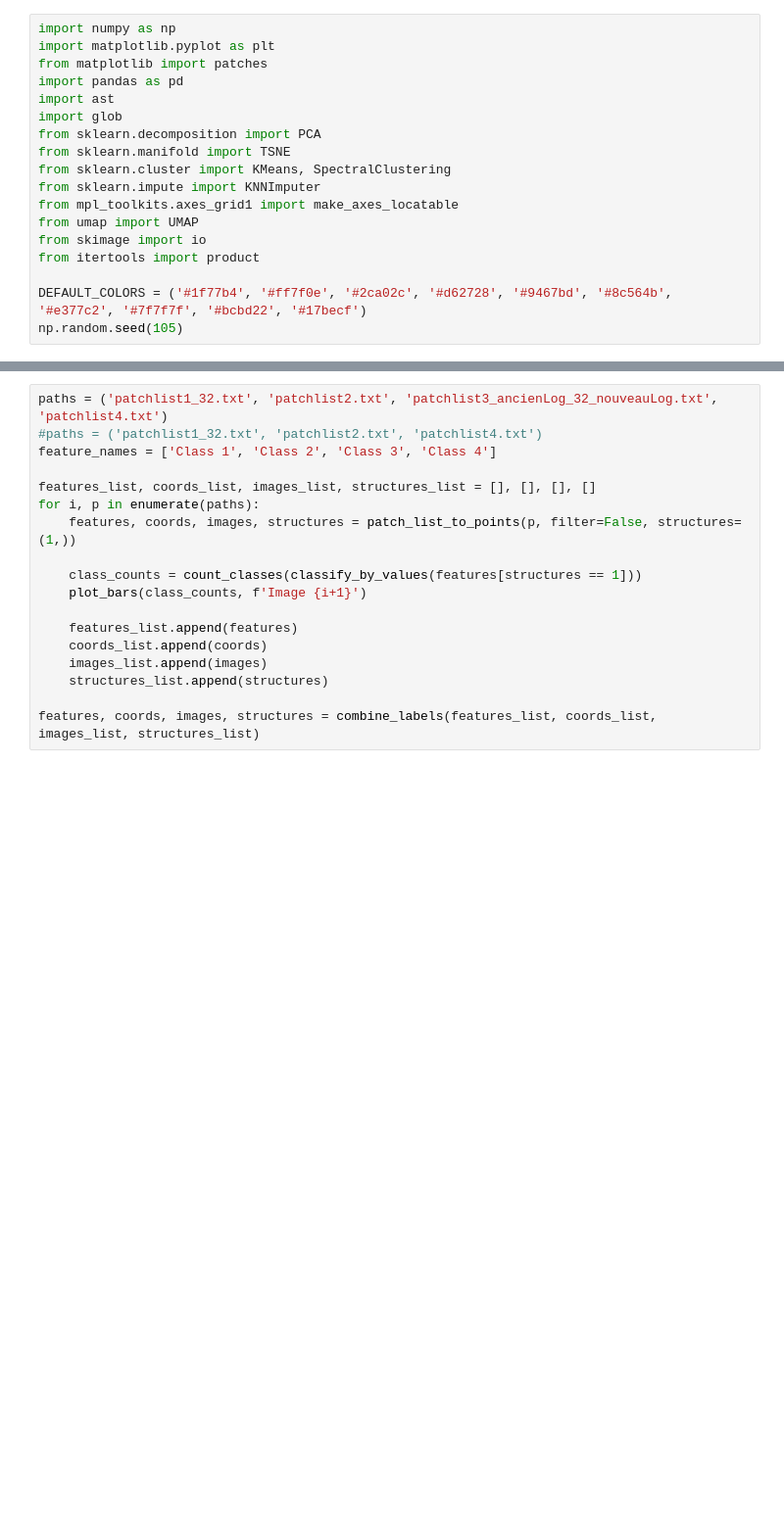
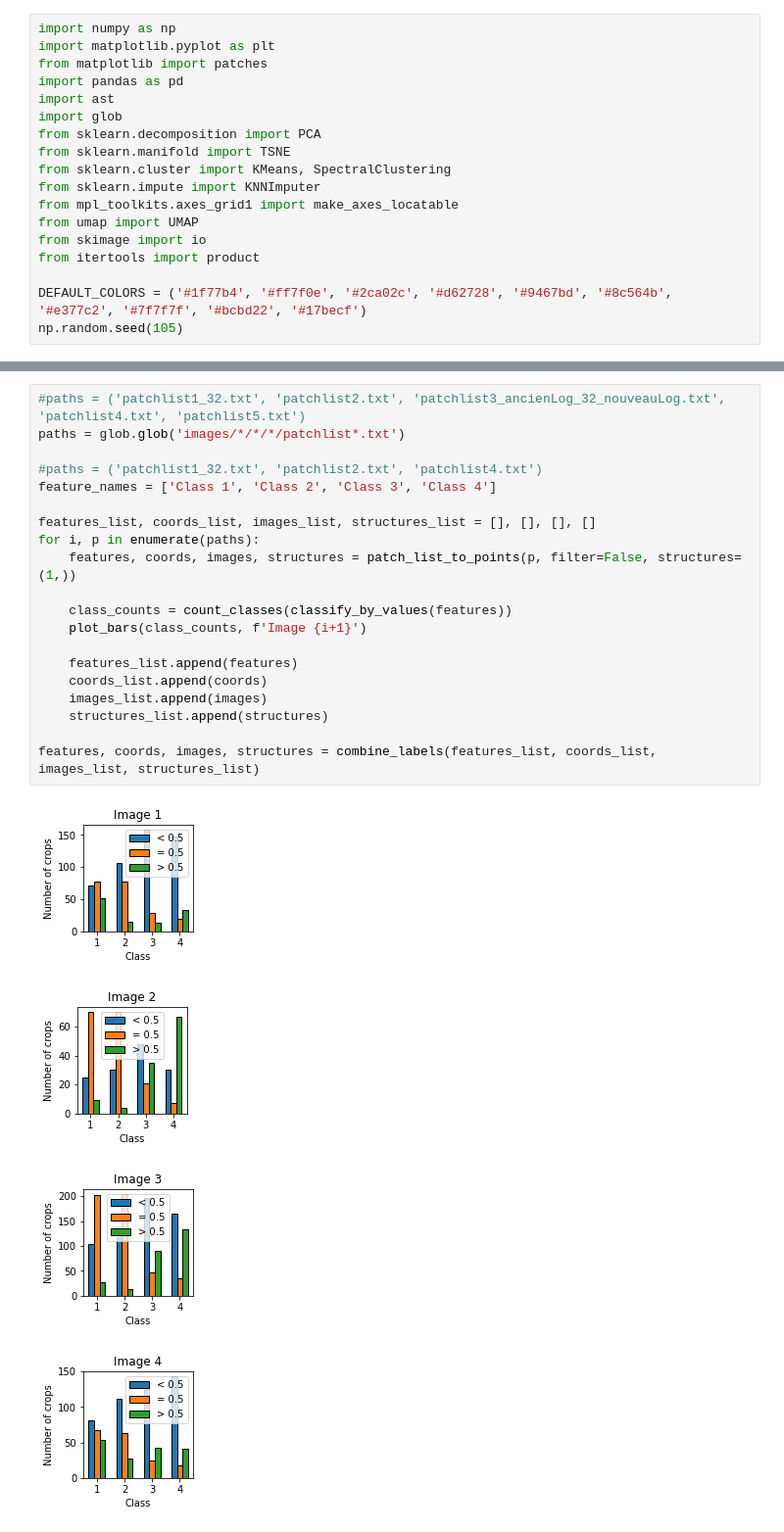
Before and after one commit to FLClab/junction_analysis, a Jupyter notebook: analysis.ipynb, the cells around one changed output, grey strips where cells are left out. Shown at 98% size. Saved outputs shown, nothing was run; the diff lists cells and outputs as text; blank space fills up the shorter version.

```diff
--- a/analysis.ipynb
+++ b/analysis.ipynb
@@ -370,20 +376,27 @@ def quantify_cluster_proportions(classes, images):
         plt.show()
         plt.close()
 # %%
-paths = ('patchlist1_32.txt', 'patchlist2.txt', 'patchlist3_ancienLog_32_nouveauLog.txt', 'patchlist4.txt')
+#paths = ('patchlist1_32.txt', 'patchlist2.txt', 'patchlist3_ancienLog_32_nouveauLog.txt', 'patchlist4.txt', 'patchlist5.txt')
+paths = glob.glob('images/*/*/*/patchlist*.txt')
+
 #paths = ('patchlist1_32.txt', 'patchlist2.txt', 'patchlist4.txt')
 feature_names = ['Class 1', 'Class 2', 'Class 3', 'Class 4']
 
 features_list, coords_list, images_list, structures_list = [], [], [], []
 for i, p in enumerate(paths):
     features, coords, images, structures = patch_list_to_points(p, filter=False, structures=(1,))
 
-    class_counts = count_classes(classify_by_values(features[structures == 1]))
+    class_counts = count_classes(classify_by_values(features))
     plot_bars(class_counts, f'Image {i+1}')
 
     features_list.append(features)
     coords_list.append(coords)
     images_list.append(images)
     structures_list.append(structures)
 
 features, coords, images, structures = combine_labels(features_list, coords_list, images_list, structures_list)
+# %% [output]
+[figure, added]
+[figure, added]
+[figure, added]
+[figure, added]
```
Also changed, not shown: parts of 5 cells of this notebook, 39 other files.
